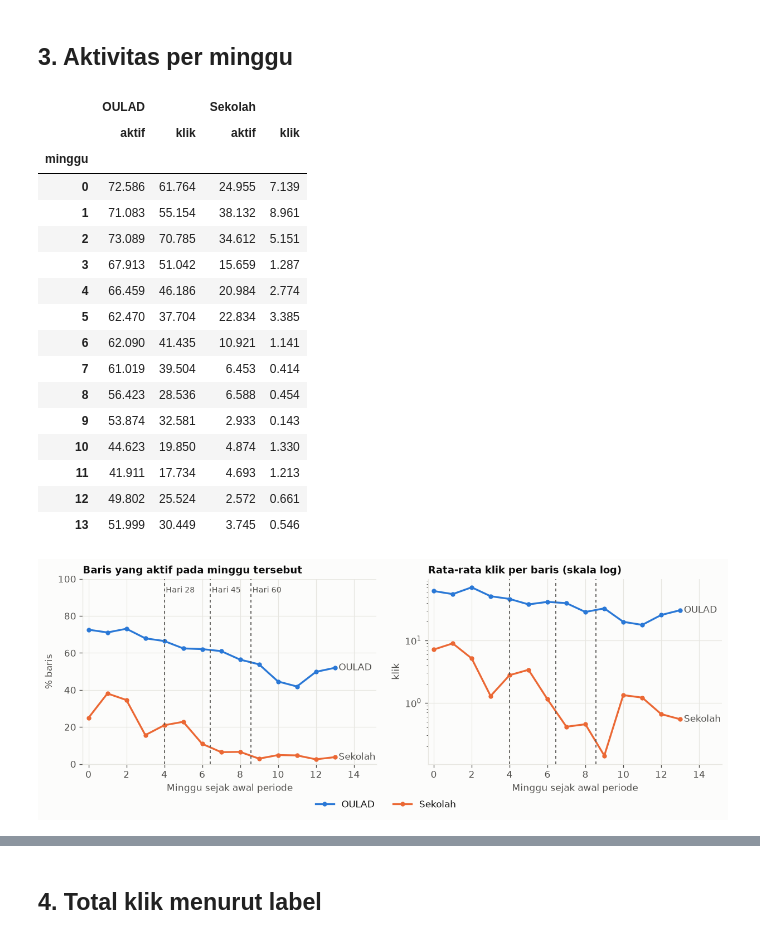
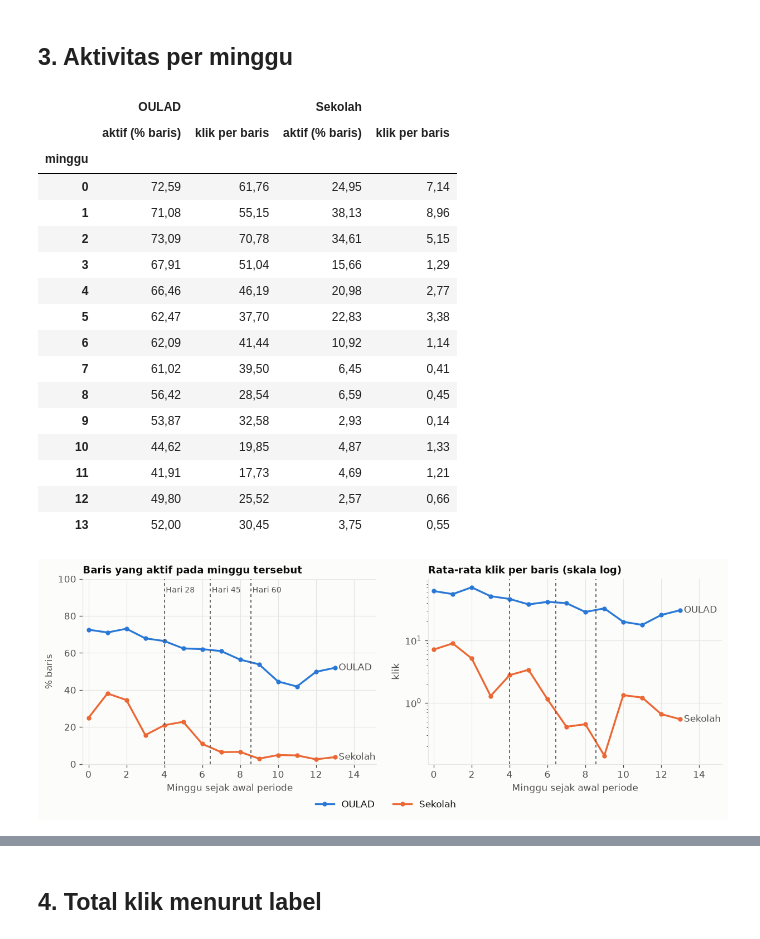
Before and after one commit to RuneSong-ctrl/Model-BK-Ews, a Jupyter notebook: EDA_OULAD_vs_Sekolah.ipynb, the cells around one changed output, grey strips where cells are left out. Saved outputs shown, nothing was run; the diff lists cells and outputs as text; code cells hidden in the pictures.

```diff
--- a/EDA_OULAD_vs_Sekolah.ipynb
+++ b/EDA_OULAD_vs_Sekolah.ipynb
@@ -24,7 +30,10 @@ plt.rcParams.update({"figure.facecolor": PERMUKAAN, "axes.facecolor": PERMUKAAN,
     "axes.edgecolor": GRID, "axes.grid": True, "grid.color": GRID, "grid.linewidth": .7, "axes.axisbelow": True,
     "axes.spines.top": False, "axes.spines.right": False, "axes.titlesize": 11, "axes.titleweight": "bold",
     "axes.titlelocation": "left", "lines.linewidth": 2, "legend.frameon": False})
-pd.set_option("display.float_format", lambda v: f"{v:,.3f}")
+def id_angka(v, d=2):
+    """Format Indonesia: titik untuk ribuan, koma untuk desimal."""
+    return "—" if pd.isna(v) else f"{v:,.{d}f}".translate(str.maketrans(",.", ".,"))
+pd.set_option("display.float_format", id_angka)
 # %%
 # Data OULAD dibaca dari CSV asli, lalu dihitung dengan fungsi fitur yang sama dengan prototipe
 D = Path("baseline_oulad")
@@ -104,48 +125,48 @@ oul_w = pd.DataFrame({
     "aktif": v.drop_duplicates(["code_module", "code_presentation", "id_student", "minggu"]).groupby("minggu").size() / len(info) * 100,
     "klik": v.groupby("minggu").sum_click.sum() / len(info)})
 
 pasangan = csv_a[["userid", "courseid"]].drop_duplicates()
 log = tabel["mdl_logstore_standard_log"][["userid", "courseid", "timecreated"]].merge(pasangan, on=["userid", "courseid"])
 log["t0"] = log.courseid.map(tabel["mdl_course"].set_index("id").startdate)
 log["minggu"] = (log.timecreated - log.t0) // (7 * 86400)
 log = log[log.minggu.isin(MINGGU)]
 sek_w = pd.DataFrame({
     "aktif": log.drop_duplicates(["userid", "courseid", "minggu"]).groupby("minggu").size() / len(pasangan) * 100,
     "klik": log.groupby("minggu").size() / len(pasangan)})
 oul_w, sek_w = oul_w.reindex(MINGGU, fill_value=0), sek_w.reindex(MINGGU, fill_value=0)
 del log
-display(pd.concat({"OULAD": oul_w, "Sekolah": sek_w}, axis=1))
+display(pd.concat({"OULAD": oul_w, "Sekolah": sek_w}, axis=1).rename(columns={"aktif": "aktif (% baris)", "klik": "klik per baris"}))
 
 fig, ax = plt.subplots(1, 2, figsize=(10.5, 3.7))
 for a, kol, judul, lab in [(ax[0], "aktif", "Baris yang aktif pada minggu tersebut", "% baris"), (ax[1], "klik", "Rata-rata klik per baris (skala log)", "klik")]:
     a.plot(MINGGU, oul_w[kol], color=BIRU, marker="o", ms=4, label="OULAD")
     a.plot(MINGGU, sek_w[kol], color=ORANYE, marker="o", ms=4, label="Sekolah")
     a.set(title=judul, xlabel="Minggu sejak awal periode", ylabel=lab)
     a.text(13.2, oul_w[kol].iloc[-1], "OULAD", color=INK2, va="center"); a.text(13.2, max(sek_w[kol].iloc[-1], .001), "Sekolah", color=INK2, va="center")
     a.set_xlim(-.3, 15.2)
 ax[1].set_yscale("log")
 ax[0].set_ylim(0, 100)
 for hari, nama in [(28, "Hari 28"), (45, "Hari 45"), (60, "Hari 60")]:
     for a in ax: a.axvline(hari / 7, color=INK2, lw=1, ls=(0, (3, 3)))
     ax[0].text(hari / 7 + .08, 96, nama, color=INK2, fontsize=8.5, va="top")
 fig.legend(*ax[0].get_legend_handles_labels(), loc="lower center", ncol=2, bbox_to_anchor=(.5, -.06))
 fig.tight_layout(); plt.show()
 # %% [output]
 |  | OULAD |  | Sekolah |  |
-|  | aktif | klik | aktif | klik |
+|  | aktif (% baris) | klik per baris | aktif (% baris) | klik per baris |
 | minggu |  |  |  |  |
-| 0 | 72.586 | 61.764 | 24.955 | 7.139 |
-| 1 | 71.083 | 55.154 | 38.132 | 8.961 |
-| 2 | 73.089 | 70.785 | 34.612 | 5.151 |
-| 3 | 67.913 | 51.042 | 15.659 | 1.287 |
-| 4 | 66.459 | 46.186 | 20.984 | 2.774 |
-| 5 | 62.470 | 37.704 | 22.834 | 3.385 |
-| 6 | 62.090 | 41.435 | 10.921 | 1.141 |
-| 7 | 61.019 | 39.504 | 6.453 | 0.414 |
-| 8 | 56.423 | 28.536 | 6.588 | 0.454 |
-| 9 | 53.874 | 32.581 | 2.933 | 0.143 |
-| 10 | 44.623 | 19.850 | 4.874 | 1.330 |
-| 11 | 41.911 | 17.734 | 4.693 | 1.213 |
-| 12 | 49.802 | 25.524 | 2.572 | 0.661 |
-| 13 | 51.999 | 30.449 | 3.745 | 0.546 |
+| 0 | 72,59 | 61,76 | 24,95 | 7,14 |
+| 1 | 71,08 | 55,15 | 38,13 | 8,96 |
+| 2 | 73,09 | 70,78 | 34,61 | 5,15 |
+| 3 | 67,91 | 51,04 | 15,66 | 1,29 |
+| 4 | 66,46 | 46,19 | 20,98 | 2,77 |
+| 5 | 62,47 | 37,70 | 22,83 | 3,38 |
+| 6 | 62,09 | 41,44 | 10,92 | 1,14 |
+| 7 | 61,02 | 39,50 | 6,45 | 0,41 |
+| 8 | 56,42 | 28,54 | 6,59 | 0,45 |
+| 9 | 53,87 | 32,58 | 2,93 | 0,14 |
+| 10 | 44,62 | 19,85 | 4,87 | 1,33 |
+| 11 | 41,91 | 17,73 | 4,69 | 1,21 |
+| 12 | 49,80 | 25,52 | 2,57 | 0,66 |
+| 13 | 52,00 | 30,45 | 3,75 | 0,55 |
 [figure]
```
Also changed, not shown: parts of 14 cells of this notebook.
